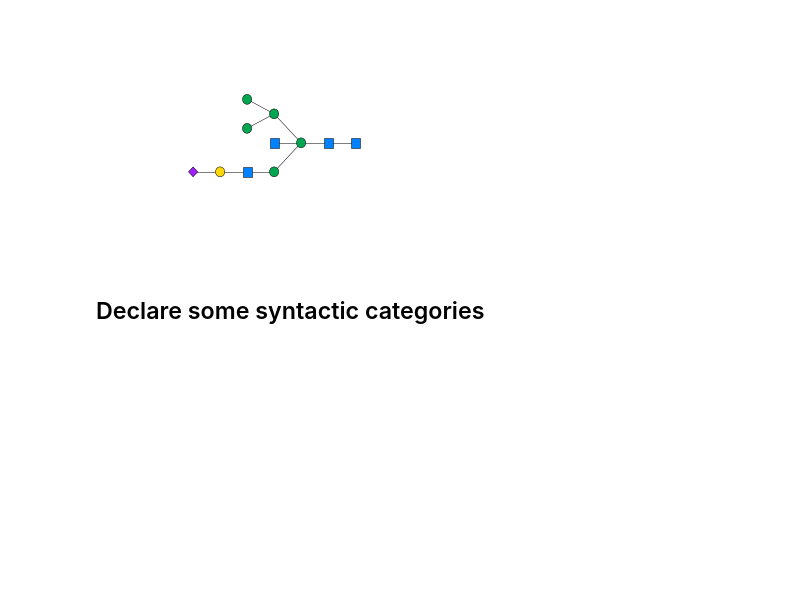
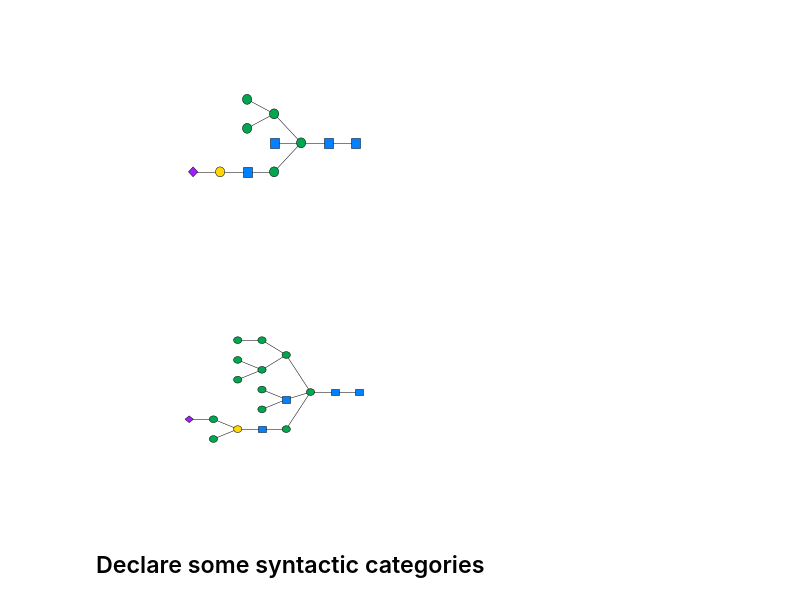
Before and after one commit to emeinhardt/gregex, a Jupyter notebook: gregex-dev.ipynb, the cells around one changed output. Cells and saved outputs as stored; diff of their text form; code cells hidden in the pictures; blank space fills up the shorter version.

```diff
--- a/gregex-dev.ipynb
+++ b/gregex-dev.ipynb
@@ -222,6 +222,11 @@ NNa6Ab4GNb2Ma3(GNb4)(Ma3(Ma6)Ma6)Mb4GNb4GN
 # '(Ma3(Ma2Ma3(Ma6)Ma6)',
 # '(Ma3(Ma6)Ma6',
 # ]
+# %%
+testTree = 'NNa6Ma6(Ma3)Ab4GNb2Ma3(Mb4(Ma3)GNb4)(Ma6(Ma3)Ma3(Ma3Ma6)Ma6)Mb4GNb4GN'
+parsePlot(testTree)
+# %% [output]
+[figure, added]
 # %% [markdown]
 ## Declare some syntactic categories
 # %%
```
Also changed, not shown: parts of 37 cells of this notebook.
